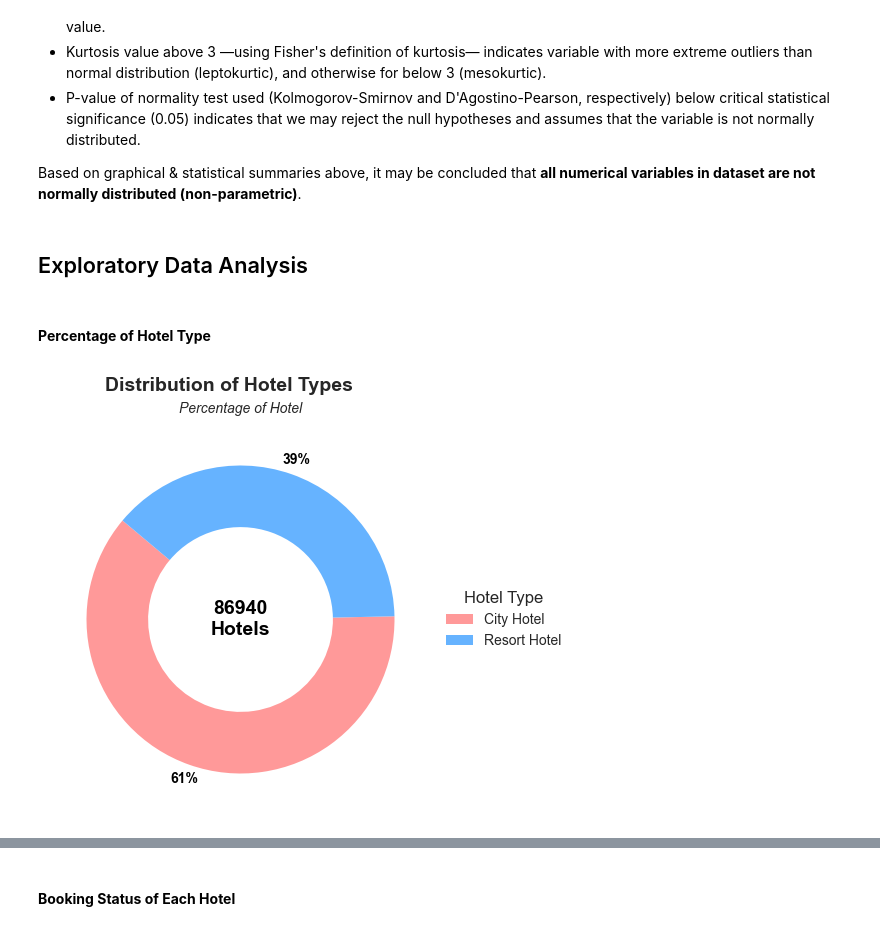
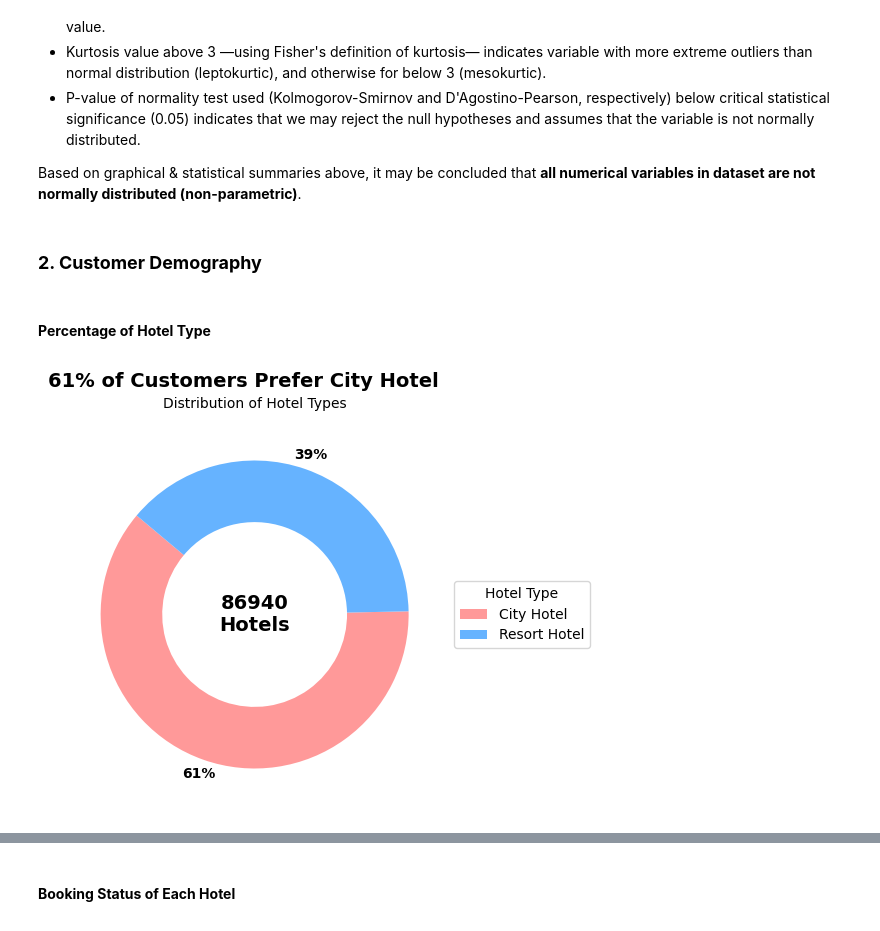
Before and after one commit to garudapaksi-yusuf/Hotel_Booking_Demand, a Jupyter notebook: Hotel_Booking_Demand_Part_1.ipynb, the cells around one changed output, grey strips where cells are left out. Saved outputs shown, nothing was run; the diff lists cells and outputs as text; code cells hidden in the pictures.

```diff
--- a/Hotel_Booking_Demand_Part_1.ipynb
+++ b/Hotel_Booking_Demand_Part_1.ipynb
@@ -531,11 +533,6 @@ df.insert(loc=df.columns.get_loc(key='babies') + 1,
           column='total_guests',
           value=df.adults + df.children + df.babies)
 
-# Combining 'total_stays_in_nights' and 'adr'
-df.insert(loc=df.columns.get_loc(key='adr') + 1,
-          column='revenue',
-          value=df.total_stays_in_nights * df.adr)
-
 with pd.option_context('display.max_column', None):
     display(df.head())
 # %% [output]
@@ -714,41 +646,37 @@ Notes:
 * P-value of normality test used (Kolmogorov-Smirnov and D'Agostino-Pearson, respectively) below critical statistical significance (0.05) indicates that we may reject the null hypotheses and assumes that the variable is not normally distributed.
 
 Based on graphical & statistical summaries above, it may be concluded that **all numerical variables in dataset are not normally distributed (non-parametric)**.
-# %% [markdown]
-## Exploratory Data Analysis
+# %% [markdown]
+### **2. Customer Demography**
 # %% [markdown]
 #### **Percentage of Hotel Type**
 # %%
 hotel_counts = df['hotel'].value_counts()
 
-# Warna untuk setiap jenis hotel
 colors = ['#ff9999','#66b3ff']
 
-# Buat donut chart dengan inner radius lebih kecil
 fig, ax = plt.subplots(figsize=(9, 5))
 wedges, texts, autotexts = ax.pie(
     hotel_counts,
-    labels=None,  # Tidak menampilkan label hotel
+    labels=None,
     autopct='%1.0f%%',
-    pctdistance=1.1,  # Menempatkan persentase di luar
+    pctdistance=1.1,
     startangle=140,
     colors=colors,
-    wedgeprops=dict(width=0.4)  # Lebih kecil inner radius
+    wedgeprops=dict(width=0.4)
 )
 
-# Tambahkan jumlah total hotel di tengah-tengah donut chart
+
 total_hotels = hotel_counts.sum()
 ax.text(0, 0, f'{total_hotels}\nHotels', horizontalalignment='center', verticalalignment='center', fontsize=14, weight='bold', color='black')
 
 plt.setp(autotexts, size=10, weight='bold', color='black')
 
-# Tambahkan legenda
 ax.legend(wedges, hotel_counts.index, title="Hotel Type", loc="center left", bbox_to_anchor=(1, 0, 0.5, 1))
 
-# Tambahkan subtitle
-plt.suptitle('Distribution of Hotel Types', fontsize=14, weight='bold')
-plt.title('Percentage of Hotel', fontsize=10, style='italic', pad=10)
+plt.suptitle('61% of Customers Prefer City Hotel', fontsize=14, weight='bold')
+plt.title('Distribution of Hotel Types', fontsize=10, style='normal', pad=10)
 
 plt.show()
 # %% [output]
-[figure, old version]
+[figure, new version]
```
Also changed, not shown: parts of 93 cells of this notebook, 5 other files.
